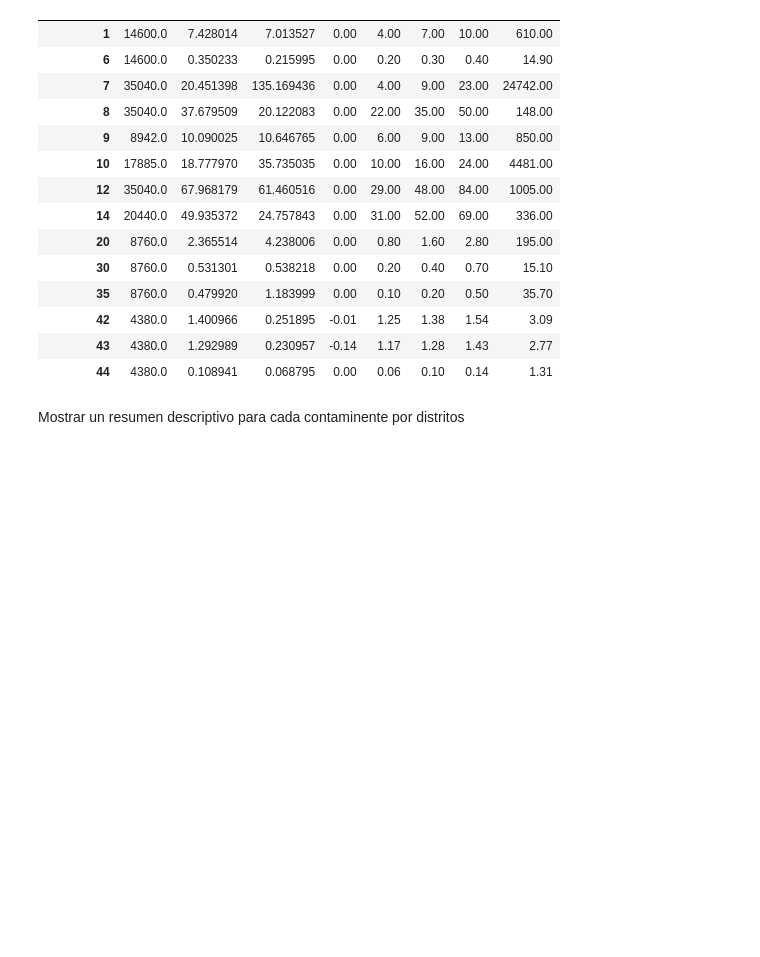
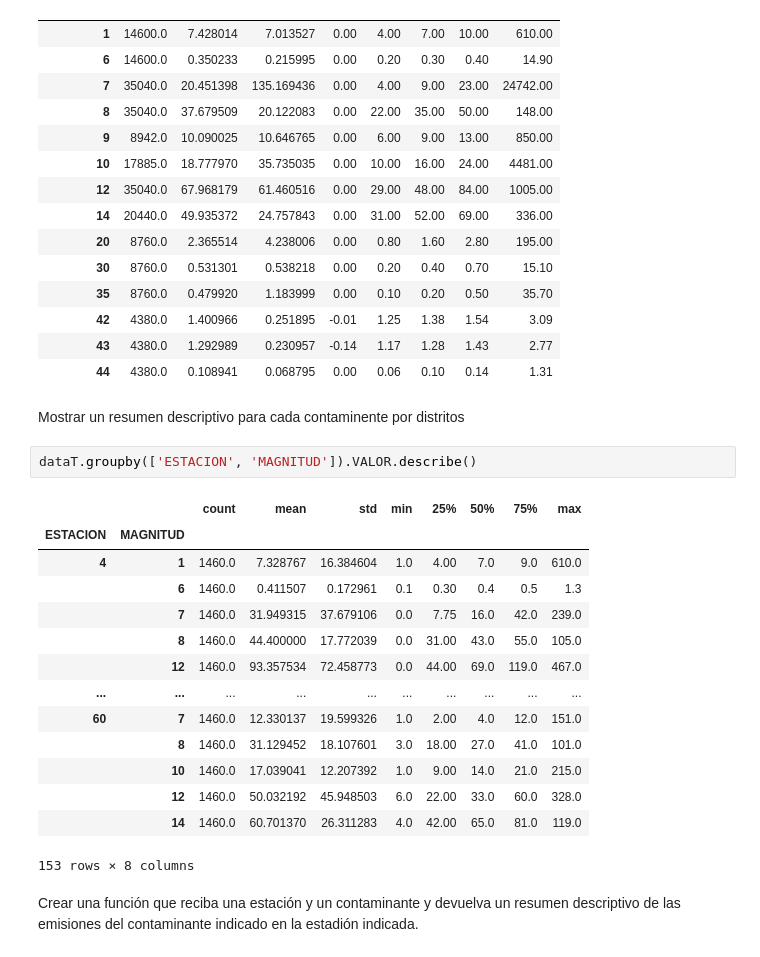
Before and after one commit to kineticske/np-pd-practice, a Jupyter notebook: analisis_e.ipynb, the cells around one changed output. Cells and saved outputs as stored; diff of their text form; blank space fills up the shorter version.

```diff
--- a/analisis_e.ipynb
+++ b/analisis_e.ipynb
@@ -187,3 +187,22 @@ dataT.groupby(['MAGNITUD']).VALOR.describe()
 | 44 | 4380.0 | 0.108941 | 0.068795 | 0.00 | 0.06 | 0.10 | 0.14 | 1.31 |
 # %% [markdown]
 Mostrar un resumen descriptivo para cada contaminente por distritos
+# %%
+dataT.groupby(['ESTACION', 'MAGNITUD']).VALOR.describe()
+# %% [output]
+|  |  | count | mean | std | min | 25% | 50% | 75% | max |
+| ESTACION | MAGNITUD |  |  |  |  |  |  |  |  |
+| 4 | 1 | 1460.0 | 7.328767 | 16.384604 | 1.0 | 4.00 | 7.0 | 9.0 | 610.0 |
+|  | 6 | 1460.0 | 0.411507 | 0.172961 | 0.1 | 0.30 | 0.4 | 0.5 | 1.3 |
+|  | 7 | 1460.0 | 31.949315 | 37.679106 | 0.0 | 7.75 | 16.0 | 42.0 | 239.0 |
+|  | 8 | 1460.0 | 44.400000 | 17.772039 | 0.0 | 31.00 | 43.0 | 55.0 | 105.0 |
+|  | 12 | 1460.0 | 93.357534 | 72.458773 | 0.0 | 44.00 | 69.0 | 119.0 | 467.0 |
+| ... | ... | ... | ... | ... | ... | ... | ... | ... | ... |
+| 60 | 7 | 1460.0 | 12.330137 | 19.599326 | 1.0 | 2.00 | 4.0 | 12.0 | 151.0 |
+|  | 8 | 1460.0 | 31.129452 | 18.107601 | 3.0 | 18.00 | 27.0 | 41.0 | 101.0 |
+|  | 10 | 1460.0 | 17.039041 | 12.207392 | 1.0 | 9.00 | 14.0 | 21.0 | 215.0 |
+|  | 12 | 1460.0 | 50.032192 | 45.948503 | 6.0 | 22.00 | 33.0 | 60.0 | 328.0 |
+|  | 14 | 1460.0 | 60.701370 | 26.311283 | 4.0 | 42.00 | 65.0 | 81.0 | 119.0 |
+153 rows × 8 columns
+# %% [markdown]
+Crear una función que reciba una estación y un contaminante y devuelva un resumen descriptivo de las emisiones del contaminante indicado en la estadión indicada.
```
Also changed, not shown: parts of 2 cells of this notebook.
